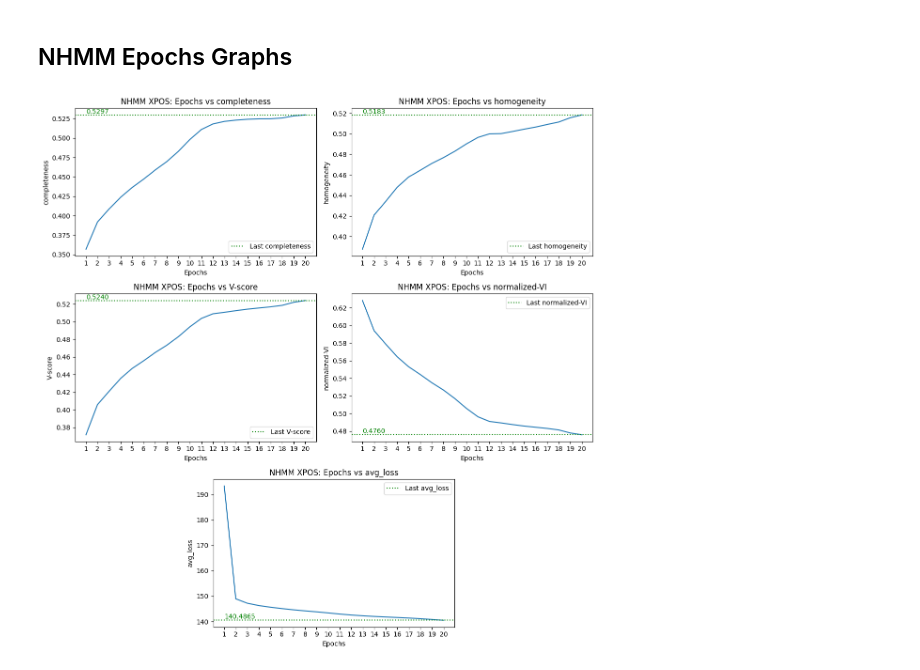
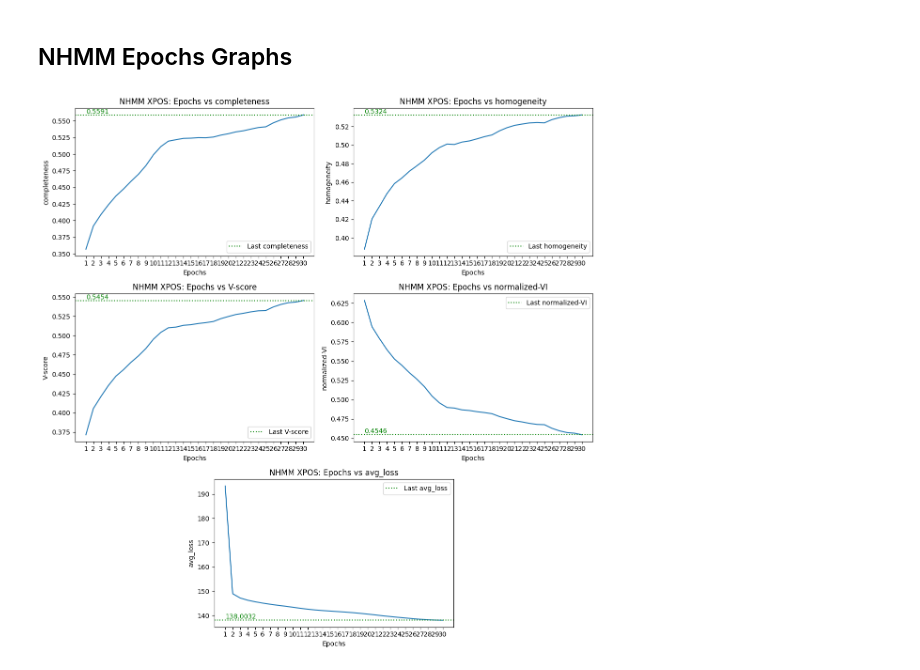
Before and after one commit to amoghvk21/NLP-assignment-3, a Jupyter notebook: skeleton_code/results_parser.ipynb, the cells around one changed output. Saved outputs shown, nothing was run; the diff lists cells and outputs as text; code cells hidden in the pictures.

Commit message:
added creation of dir code and visualise nhmm results

```diff
--- a/skeleton_code/results_parser.ipynb
+++ b/skeleton_code/results_parser.ipynb
@@ -1021,7 +1021,7 @@ FILE_PREFIX = f"nhmm-{TAG}"
 FIELDS = ["completeness", "homogeneity", "V-score", "normalized-VI", "avg_loss"]
 
 # Load your data
-all_results = pd.read_csv(f"./output/{FILE_PREFIX}/nhmm_results_20.csv")
+all_results = pd.read_csv(f"./output/{FILE_PREFIX}/results/{FILE_PREFIX}-results.csv")
 
 # Create figure with extra height for the legend/titles
 fig, axes = plt.subplots(nrows=3, ncols=2, figsize=(12, 12))
@@ -1047,31 +1047,31 @@ for i, FIELD in enumerate(FIELDS):
         f"{last_value:.4f}",
         va='bottom', ha='left', color='g'
     )
 
     ax.set_title(f"NHMM {TAG.upper()}: Epochs vs {FIELD}")
     ax.set_xlabel("Epochs")
     ax.set_ylabel(f"{FIELD}")
     ax.legend()
 
 # 1. Hide the empty 6th plot
 axes[5].set_visible(False)
 
 # 2. Run tight_layout FIRST to fix spacing for the top 4 graphs
 plt.tight_layout()
 
 # 3. Manually center the 5th graph (index 4)
 # Get the positions of the left (4) and right (5) slots in the bottom row
 box_4 = axes[4].get_position()
 box_5 = axes[5].get_position()
 
 # Calculate the center of the entire row
 # (Start of left box + End of right box) / 2
 row_center_x = (box_4.x0 + box_5.x1) / 2
 new_left_x = row_center_x - (box_4.width / 2)
 
 # Move the 5th graph to the new calculated position
 axes[4].set_position([new_left_x, box_4.y0, box_4.width, box_4.height])
 
 plt.show()
 # %% [output]
-[figure, old version]
+[figure, new version]
```
Also changed, not shown: 4 other files.
